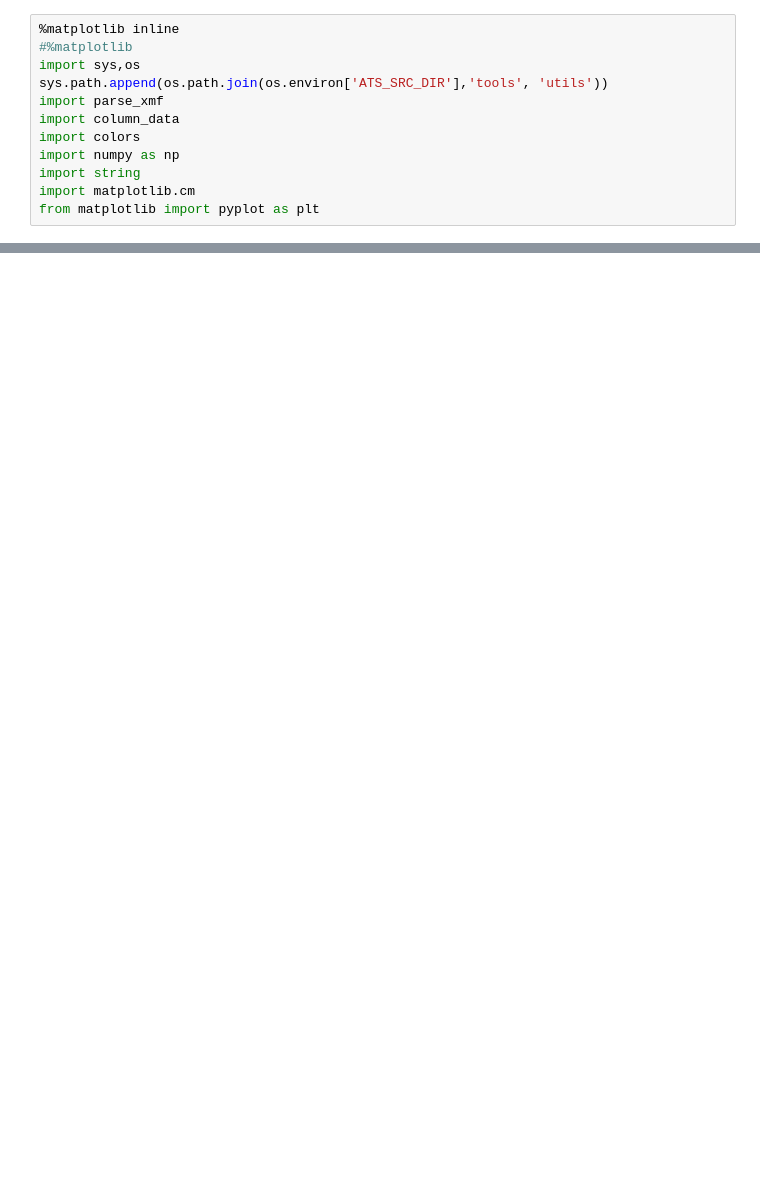
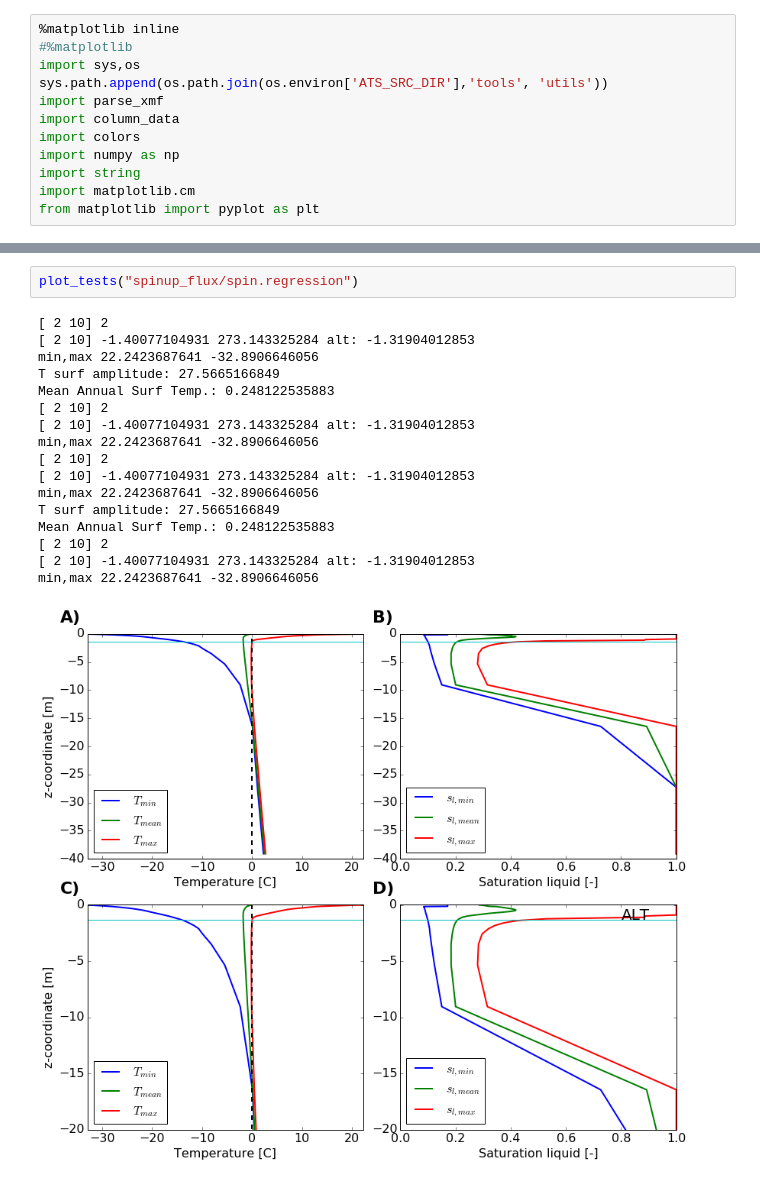
Before and after one commit to amanzi/ats-testsuite-arctic, a Jupyter notebook: testing/1Dbotflux/plot_tests78.ipynb, the cells around one changed output, grey strips where cells are left out. Saved outputs shown, nothing was run; the diff lists cells and outputs as text; blank space fills up the shorter version.

Commit message:
added failing spin0

```diff
--- a/testing/1Dbotflux/plot_tests78.ipynb
+++ b/testing/1Dbotflux/plot_tests78.ipynb
@@ -100,3 +138,23 @@ def plot_tests(diii):
 
     fig.tight_layout()
     #plt.savefig('../Copernicus_LaTeX_Package/figures/fig_1Dcase.pdf', bbox_inches='tight')
+# %%
+plot_tests("spinup_flux/spin.regression")
+# %% [output]
+[ 2 10] 2
+[ 2 10] -1.40077104931 273.143325284 alt: -1.31904012853
+min,max 22.2423687641 -32.8906646056
+T surf amplitude: 27.5665166849
+Mean Annual Surf Temp.: 0.248122535883
+[ 2 10] 2
+[ 2 10] -1.40077104931 273.143325284 alt: -1.31904012853
+min,max 22.2423687641 -32.8906646056
+[ 2 10] 2
+[ 2 10] -1.40077104931 273.143325284 alt: -1.31904012853
+min,max 22.2423687641 -32.8906646056
+T surf amplitude: 27.5665166849
+Mean Annual Surf Temp.: 0.248122535883
+[ 2 10] 2
+[ 2 10] -1.40077104931 273.143325284 alt: -1.31904012853
+min,max 22.2423687641 -32.8906646056
+[figure, added]
```
Also changed, not shown: parts of 18 cells of this notebook, 15 other files.
